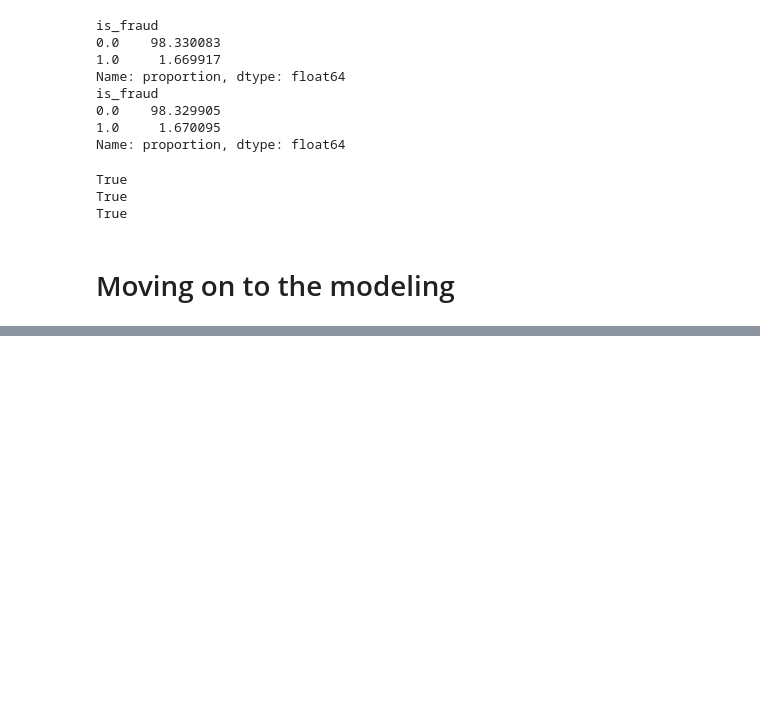
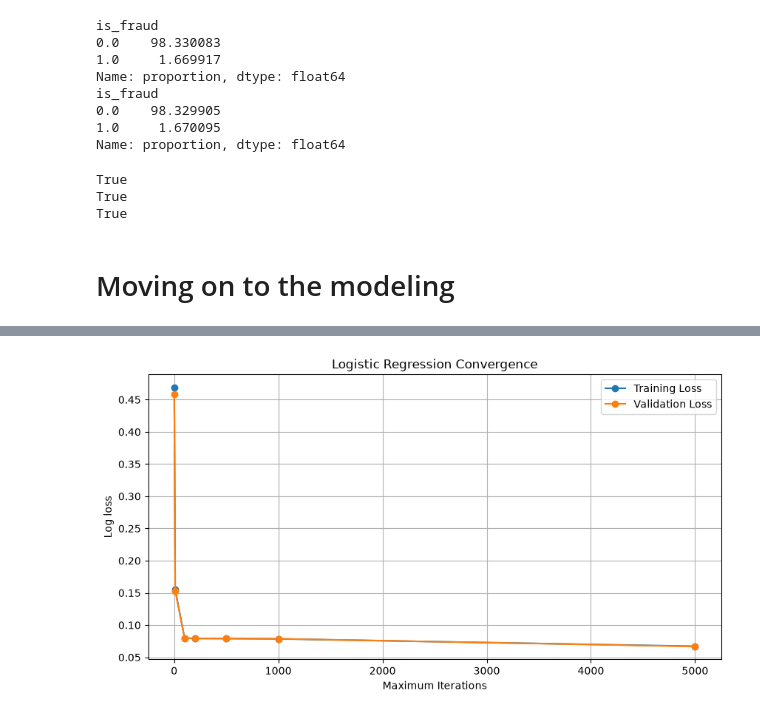
Before and after one commit to DGT-INT/credit_card_approvals_study, a Jupyter notebook: code/preprocessing.ipynb, the cells around one changed output, grey strips where cells are left out. Saved outputs shown, nothing was run; the diff lists cells and outputs as text; code cells hidden in the pictures; blank space fills up the shorter version.

Commit message:
baseline model training

```diff
--- a/code/preprocessing.ipynb
+++ b/code/preprocessing.ipynb
@@ -245,3 +245,4 @@ from sklearn.metrics import roc_auc_score
 # %%
 model = LogisticRegression(max_iter=1000)
-model.fit(X_)
+model.fit(X_train_processed, y_train)
+model.n_iter_
@@ -247,0 +259,17 @@ model.fit(X_)
+# %%
+iterations = [1, 10, 100, 200, 500, 1000, 5000]
+
+train_losses = []
+val_losses = []
+auc_scores = []
+
+for n in iterations:
+    model = LogisticRegression(max_iter=n)
+    model.fit(X_train_processed, y_train)
+
+    train_prob = model.predict_proba(X_train_processed)[:, 1]
+    val_prob = model.predict_proba(X_val_processed)[:, 1]
+
+    train_losses.append(log_loss(y_train, train_prob))
+    val_losses.append(log_loss(y_val, val_prob))
+    auc_scores.append(roc_auc_score(y_val, val_prob))
@@ -247,0 +294,16 @@ model.fit(X_)
+# %%
+import matplotlib.pyplot as plt
+
+plt.figure(figsize=(10, 5))
+
+plt.plot(iterations, train_losses, marker="o", label="Training Loss")
+plt.plot(iterations, val_losses, marker="o", label= "Validation Loss")
+
+plt.xlabel("Maximum Iterations")
+plt.ylabel("Log loss")
+plt.title("Logistic Regression Convergence")
+plt.legend()
+plt.grid()
+plt.show()
+# %% [output]
+[figure, added]
```
Also changed, not shown: parts of 5 cells of this notebook.
